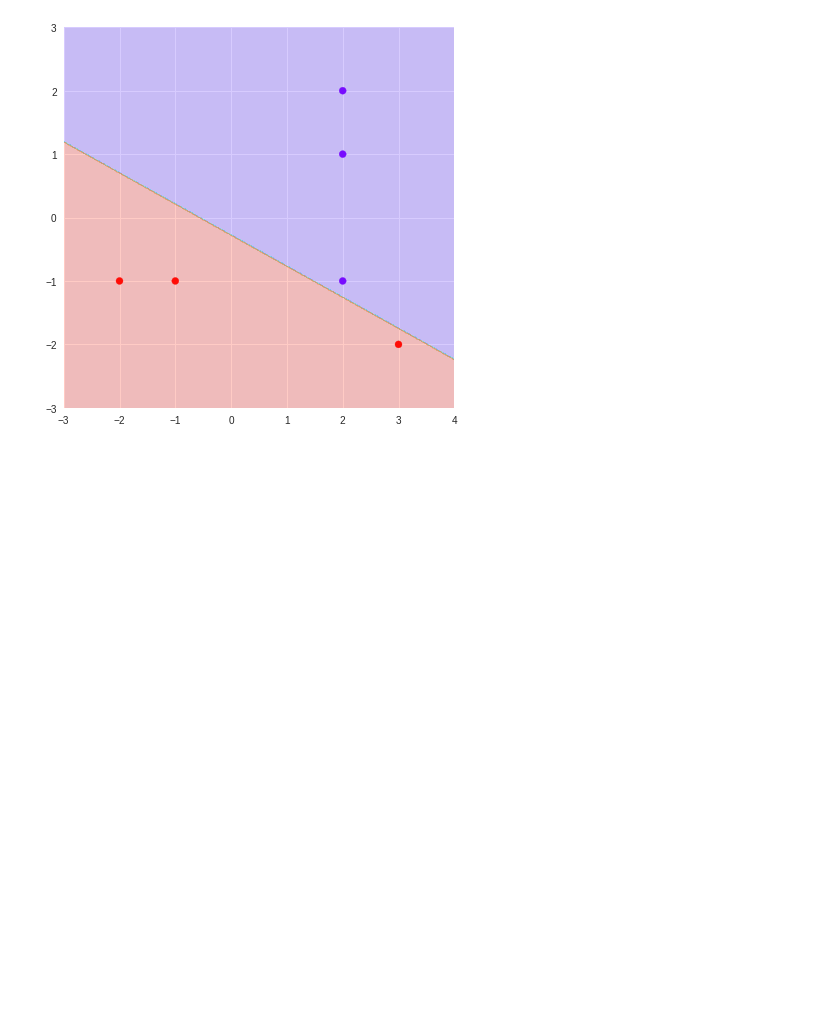
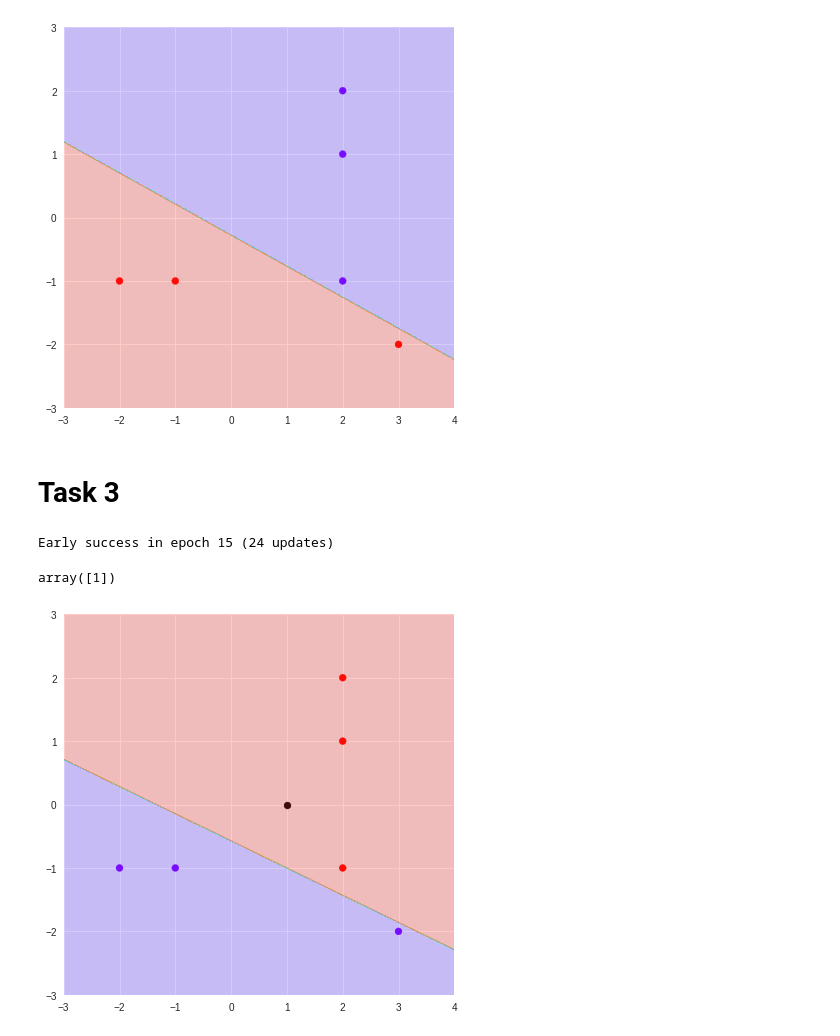
Before and after one commit to jgoerner/ml-homework, a Jupyter notebook: notebooks/03_Linear_Models_Classification.ipynb, the cells around one changed output. Drawn from its saved outputs; the diff is of its cells as text; code cells hidden in the pictures; blank space fills up the shorter version.

Commit message:
implemented perceptron

```diff
--- a/notebooks/03_Linear_Models_Classification.ipynb
+++ b/notebooks/03_Linear_Models_Classification.ipynb
@@ -118,3 +118,36 @@ plt.scatter(
 plot_decision_regions(fc, -3, 4, -3, 3, 500)
 # %% [output]
 [figure]
+# %% [markdown]
+# Task 3
+# %%
+# generate the data
+X = np.array([2, 1, 2, 2, 2, -1, 3, -2, -2, -1, -1, -1]).reshape(-1, 2)
+y = np.array([1, 1, 1, -1, -1, -1])
+phi = {
+    "phi_0": lambda X: X.T[0]*0 + 1,
+    "phi_1": lambda X: X.T[0],
+    "phi_2": lambda X: X.T[1],
+}
+# %%
+p = Perceptron(phi, w=[0, 0, 0])
+p.fit(X, y)
+# %% [output]
+Early success in epoch 15 (24 updates)
+# %%
+# predict new data point
+p.predict([[1, 0]])
+# %% [output]
+array([1])
+# %%
+# plot result of perceptron
+plt.scatter(
+    X.T[0],
+    X.T[1],
+    c=y,
+    cmap="rainbow",
+)
+plt.scatter(1, 0, c="k")
+plot_decision_regions(p, -3, 4, -3, 3, 500)
+# %% [output]
+[figure, added]
```
Also changed, not shown: parts of 1 cell of this notebook, 2 other files.
